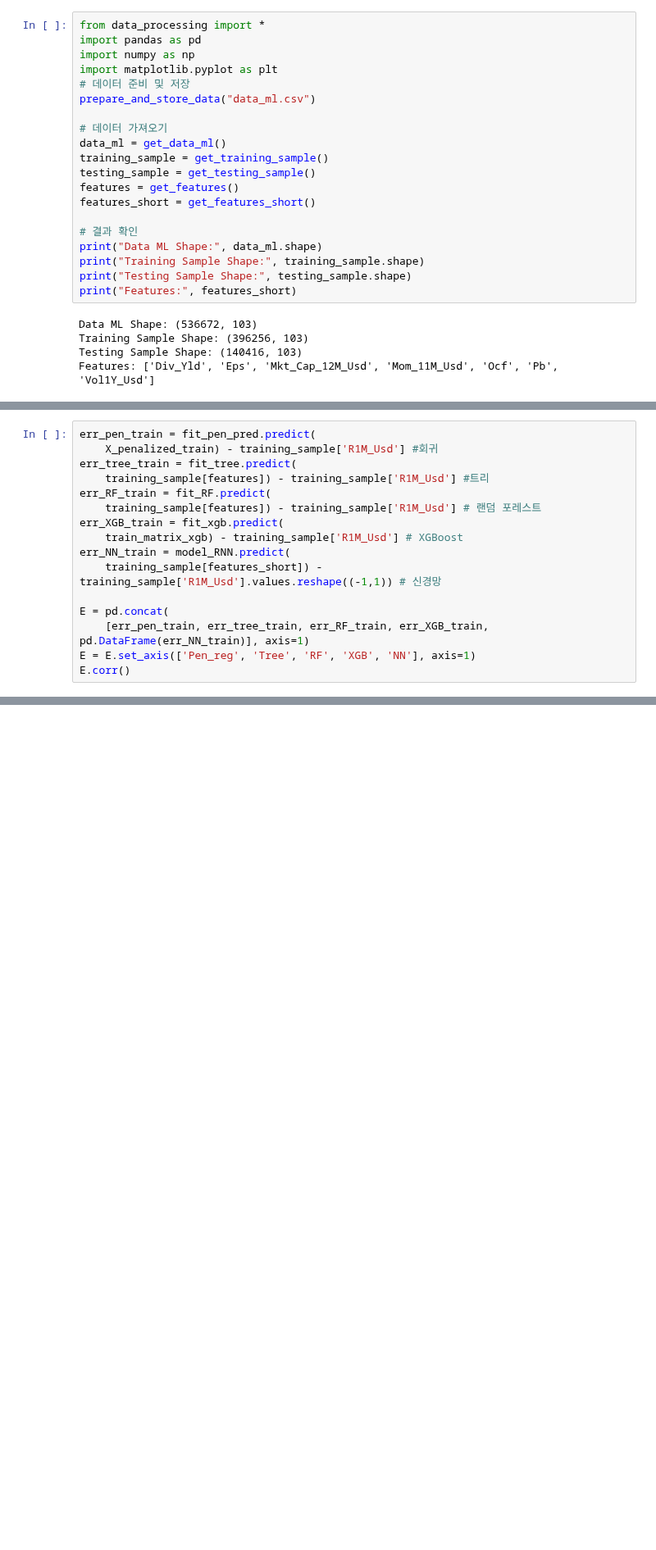
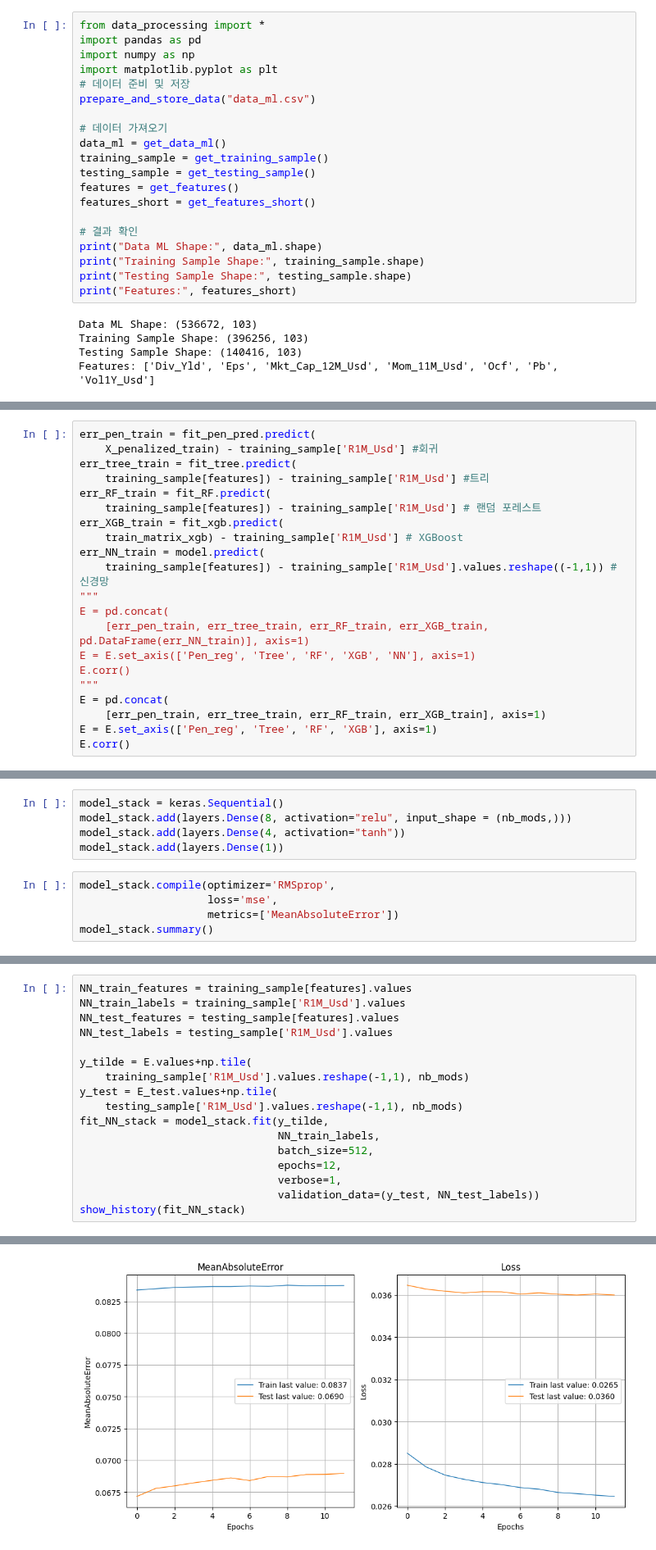
Before and after one commit to nomorebye/coding, a Jupyter notebook: ai3/chap11.ipynb, the cells around one changed output, grey strips where cells are left out. Shown at 82% size. Saved outputs shown, nothing was run; the diff lists cells and outputs as text; blank space fills up the shorter version.

```diff
--- a/ai3/chap11.ipynb
+++ b/ai3/chap11.ipynb
@@ -210,11 +212,16 @@ err_RF_train = fit_RF.predict(
     training_sample[features]) - training_sample['R1M_Usd'] # 랜덤 포레스트
 err_XGB_train = fit_xgb.predict(
     train_matrix_xgb) - training_sample['R1M_Usd'] # XGBoost
-err_NN_train = model_RNN.predict(
-    training_sample[features_short]) - training_sample['R1M_Usd'].values.reshape((-1,1)) # 신경망
-
+err_NN_train = model.predict(
+    training_sample[features]) - training_sample['R1M_Usd'].values.reshape((-1,1)) # 신경망
+"""
 E = pd.concat(
     [err_pen_train, err_tree_train, err_RF_train, err_XGB_train, pd.DataFrame(err_NN_train)], axis=1)
 E = E.set_axis(['Pen_reg', 'Tree', 'RF', 'XGB', 'NN'], axis=1)
 E.corr()
+"""
+E = pd.concat(
+    [err_pen_train, err_tree_train, err_RF_train, err_XGB_train], axis=1)
+E = E.set_axis(['Pen_reg', 'Tree', 'RF', 'XGB'], axis=1)
+E.corr()
 # %% [output]
@@ -246,0 +339,10 @@ w_ensemble = np.linalg.inv((E.T.values@E.values))@np.ones(5)
+# %%
+model_stack = keras.Sequential()
+model_stack.add(layers.Dense(8, activation="relu", input_shape = (nb_mods,)))
+model_stack.add(layers.Dense(4, activation="tanh"))
+model_stack.add(layers.Dense(1))
+# %%
+model_stack.compile(optimizer='RMSprop',
+                    loss='mse',
+                    metrics=['MeanAbsoluteError'])
+model_stack.summary()
@@ -246,0 +363,18 @@ w_ensemble = np.linalg.inv((E.T.values@E.values))@np.ones(5)
+# %%
+NN_train_features = training_sample[features].values
+NN_train_labels = training_sample['R1M_Usd'].values
+NN_test_features = testing_sample[features].values
+NN_test_labels = testing_sample['R1M_Usd'].values
+
+y_tilde = E.values+np.tile(
+    training_sample['R1M_Usd'].values.reshape(-1,1), nb_mods)
+y_test = E_test.values+np.tile(
+    testing_sample['R1M_Usd'].values.reshape(-1,1), nb_mods)
+fit_NN_stack = model_stack.fit(y_tilde,
+                               NN_train_labels,
+                               batch_size=512,
+                               epochs=12,
+                               verbose=1,
+                               validation_data=(y_test, NN_test_labels))
+show_history(fit_NN_stack)
+# %% [output]
@@ -246,0 +398 @@ w_ensemble = np.linalg.inv((E.T.values@E.values))@np.ones(5)
+[figure, added]
```
Also changed, not shown: parts of 19 cells of this notebook.
